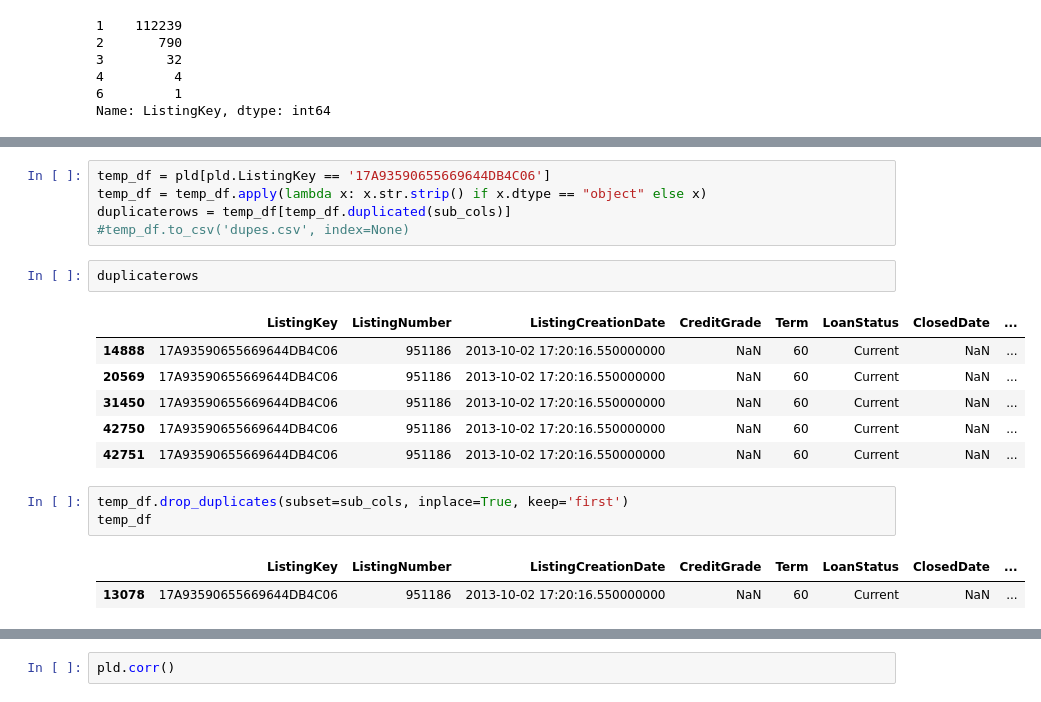
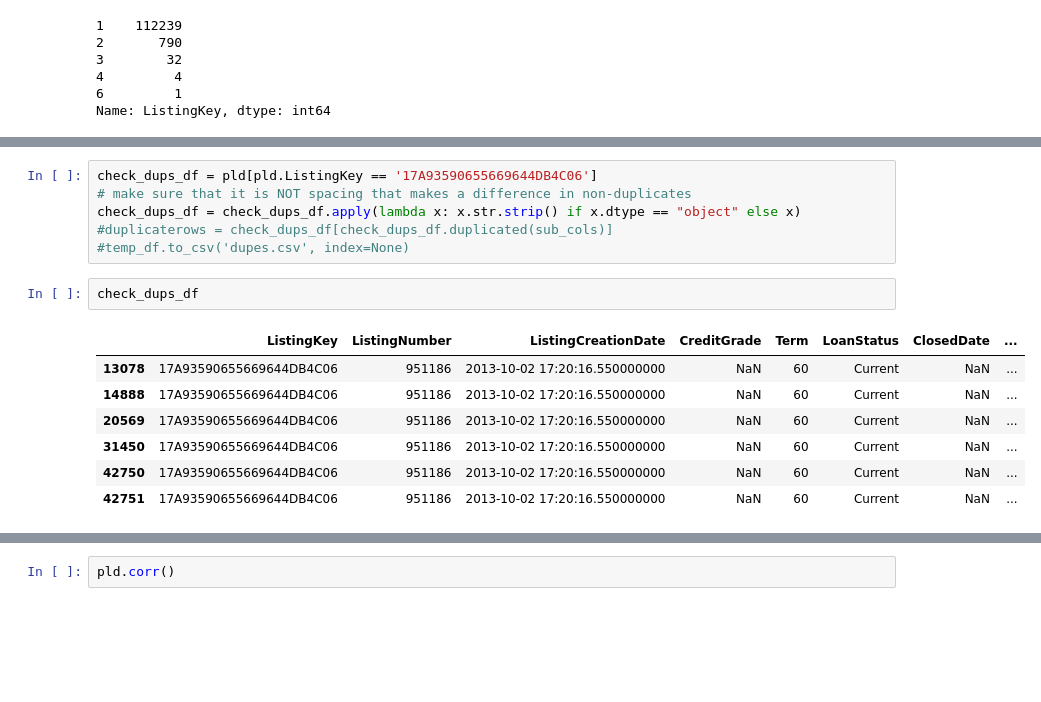
Before and after one commit to alf808/preposterous-octopus, a Jupyter notebook: exploratory_loan_data.ipynb, the cells around one changed output, grey strips where cells are left out. Saved outputs shown, nothing was run; the diff lists cells and outputs as text; blank space fills up the shorter version.

```diff
--- a/exploratory_loan_data.ipynb
+++ b/exploratory_loan_data.ipynb
@@ -148,20 +179,16 @@ sub_cols = ['ListingKey', 'ListingNumber', 'ListingCreationDate', 'CreditGrade',
 # %%
-temp_df = pld[pld.ListingKey == '17A93590655669644DB4C06']
-temp_df = temp_df.apply(lambda x: x.str.strip() if x.dtype == "object" else x)
-duplicaterows = temp_df[temp_df.duplicated(sub_cols)]
+check_dups_df = pld[pld.ListingKey == '17A93590655669644DB4C06']
+# make sure that it is NOT spacing that makes a difference in non-duplicates
+check_dups_df = check_dups_df.apply(lambda x: x.str.strip() if x.dtype == "object" else x)
+#duplicaterows = check_dups_df[check_dups_df.duplicated(sub_cols)]
 #temp_df.to_csv('dupes.csv', index=None)
-# %%
-duplicaterows
-# %% [output]
-|  | ListingKey | ListingNumber | ListingCreationDate | CreditGrade | Term | LoanStatus | ClosedDate | ... |
-| 14888 | 17A93590655669644DB4C06 | 951186 | 2013-10-02 17:20:16.550000000 | NaN | 60 | Current | NaN | ... |
-| 20569 | 17A93590655669644DB4C06 | 951186 | 2013-10-02 17:20:16.550000000 | NaN | 60 | Current | NaN | ... |
-| 31450 | 17A93590655669644DB4C06 | 951186 | 2013-10-02 17:20:16.550000000 | NaN | 60 | Current | NaN | ... |
-| 42750 | 17A93590655669644DB4C06 | 951186 | 2013-10-02 17:20:16.550000000 | NaN | 60 | Current | NaN | ... |
-| 42751 | 17A93590655669644DB4C06 | 951186 | 2013-10-02 17:20:16.550000000 | NaN | 60 | Current | NaN | ... |
-# %%
-temp_df.drop_duplicates(subset=sub_cols, inplace=True, keep='first')
-temp_df
-# %% [output]
-|  | ListingKey | ListingNumber | ListingCreationDate | CreditGrade | Term | LoanStatus | ClosedDate | ... |
-| 13078 | 17A93590655669644DB4C06 | 951186 | 2013-10-02 17:20:16.550000000 | NaN | 60 | Current | NaN | ... |
+# %%
+check_dups_df
+# %% [output]
+|  | ListingKey | ListingNumber | ListingCreationDate | CreditGrade | Term | LoanStatus | ClosedDate | ... |
+| 13078 | 17A93590655669644DB4C06 | 951186 | 2013-10-02 17:20:16.550000000 | NaN | 60 | Current | NaN | ... |
+| 14888 | 17A93590655669644DB4C06 | 951186 | 2013-10-02 17:20:16.550000000 | NaN | 60 | Current | NaN | ... |
+| 20569 | 17A93590655669644DB4C06 | 951186 | 2013-10-02 17:20:16.550000000 | NaN | 60 | Current | NaN | ... |
+| 31450 | 17A93590655669644DB4C06 | 951186 | 2013-10-02 17:20:16.550000000 | NaN | 60 | Current | NaN | ... |
+| 42750 | 17A93590655669644DB4C06 | 951186 | 2013-10-02 17:20:16.550000000 | NaN | 60 | Current | NaN | ... |
+| 42751 | 17A93590655669644DB4C06 | 951186 | 2013-10-02 17:20:16.550000000 | NaN | 60 | Current | NaN | ... |
```
Also changed, not shown: parts of 61 cells of this notebook, 1 other file.
